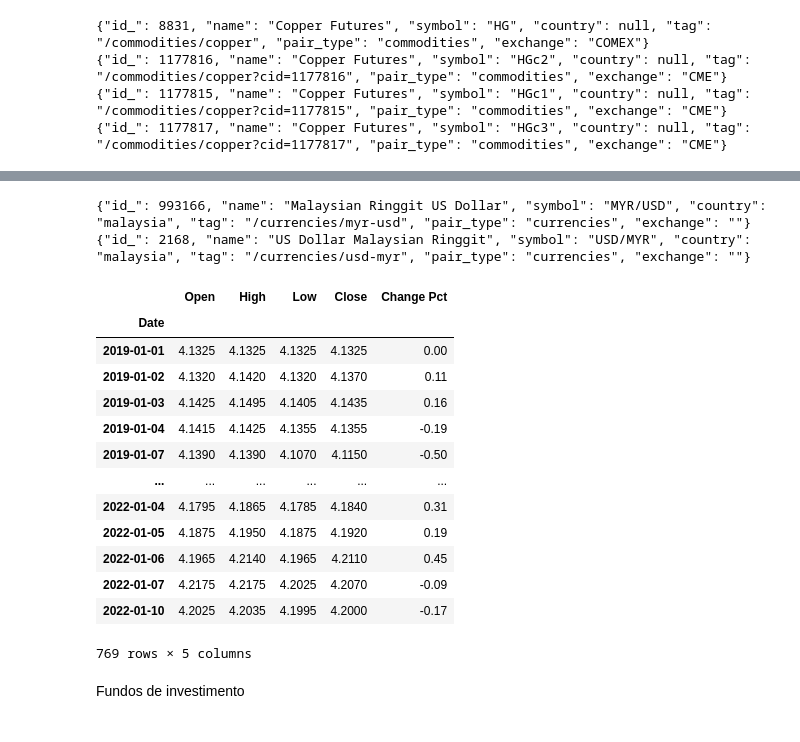
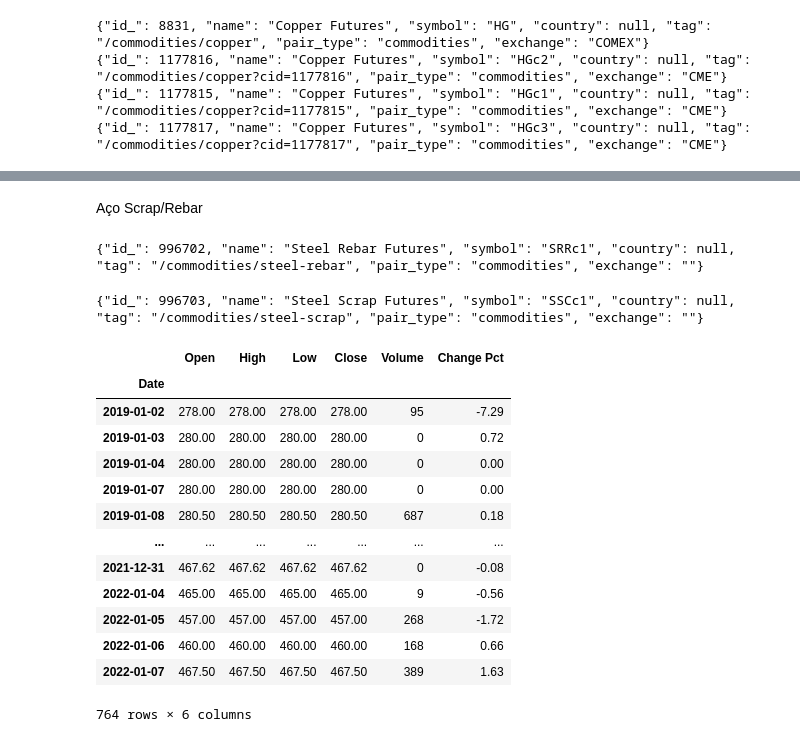
Before and after one commit to MatheusMDi/price, a Jupyter notebook: investpyDINIZ.ipynb, the cells around one changed output, grey strips where cells are left out. Cells and saved outputs as stored; diff of their text form; code cells hidden in the pictures.

```diff
--- a/investpyDINIZ.ipynb
+++ b/investpyDINIZ.ipynb
@@ -66,27 +105,32 @@ Moedas
+# %% [markdown]
+Aço Scrap/Rebar
 # %%
-MYR_USD_results = inv.search_quotes(text = 'MYR/USD', products=['currencies'], n_results=50)
-for MYR_USD_results in MYR_USD_results:
-  print(MYR_USD_results)
+steelRebar_results = inv.search_quotes(text = 'steel Rebar', products=['commodities'], n_results=50)
+for steelRebar_results in steelRebar_results:
+  print(steelRebar_results)
 # %% [output]
-{"id_": 993166, "name": "Malaysian Ringgit US Dollar", "symbol": "MYR/USD", "country": "malaysia", "tag": "/currencies/myr-usd", "pair_type": "currencies", "exchange": ""}
-{"id_": 2168, "name": "US Dollar Malaysian Ringgit", "symbol": "USD/MYR", "country": "malaysia", "tag": "/currencies/usd-myr", "pair_type": "currencies", "exchange": ""}
+{"id_": 996702, "name": "Steel Rebar Futures", "symbol": "SRRc1", "country": null, "tag": "/commodities/steel-rebar", "pair_type": "commodities", "exchange": ""}
+# %%
+steelScrap_results = inv.search_quotes(text = 'steel Scrap', products=['commodities'], n_results=50)
+for steelScrap_results in steelScrap_results:
+  print(steelScrap_results)
+# %% [output]
+{"id_": 996703, "name": "Steel Scrap Futures", "symbol": "SSCc1", "country": null, "tag": "/commodities/steel-scrap", "pair_type": "commodities", "exchange": ""}
 # %%
-malaysian_ringgit = MYR_USD_results.retrieve_historical_data(from_date='01/01/2019', to_date= data)
-malaysian_ringgit
+scrap = steelScrap_results.retrieve_historical_data(from_date='01/01/2019', to_date= data)
+scrap
 # %% [output]
-|  | Open | High | Low | Close | Change Pct |
-| Date |  |  |  |  |  |
-| 2019-01-01 | 4.1325 | 4.1325 | 4.1325 | 4.1325 | 0.00 |
-| 2019-01-02 | 4.1320 | 4.1420 | 4.1320 | 4.1370 | 0.11 |
-| 2019-01-03 | 4.1425 | 4.1495 | 4.1405 | 4.1435 | 0.16 |
-| 2019-01-04 | 4.1415 | 4.1425 | 4.1355 | 4.1355 | -0.19 |
-| 2019-01-07 | 4.1390 | 4.1390 | 4.1070 | 4.1150 | -0.50 |
-| ... | ... | ... | ... | ... | ... |
-| 2022-01-04 | 4.1795 | 4.1865 | 4.1785 | 4.1840 | 0.31 |
-| 2022-01-05 | 4.1875 | 4.1950 | 4.1875 | 4.1920 | 0.19 |
-| 2022-01-06 | 4.1965 | 4.2140 | 4.1965 | 4.2110 | 0.45 |
-| 2022-01-07 | 4.2175 | 4.2175 | 4.2025 | 4.2070 | -0.09 |
-| 2022-01-10 | 4.2025 | 4.2035 | 4.1995 | 4.2000 | -0.17 |
+|  | Open | High | Low | Close | Volume | Change Pct |
+| Date |  |  |  |  |  |  |
+| 2019-01-02 | 278.00 | 278.00 | 278.00 | 278.00 | 95 | -7.29 |
+| 2019-01-03 | 280.00 | 280.00 | 280.00 | 280.00 | 0 | 0.72 |
+| 2019-01-04 | 280.00 | 280.00 | 280.00 | 280.00 | 0 | 0.00 |
+| 2019-01-07 | 280.00 | 280.00 | 280.00 | 280.00 | 0 | 0.00 |
+| 2019-01-08 | 280.50 | 280.50 | 280.50 | 280.50 | 687 | 0.18 |
+| ... | ... | ... | ... | ... | ... | ... |
+| 2021-12-31 | 467.62 | 467.62 | 467.62 | 467.62 | 0 | -0.08 |
+| 2022-01-04 | 465.00 | 465.00 | 465.00 | 465.00 | 9 | -0.56 |
+| 2022-01-05 | 457.00 | 457.00 | 457.00 | 457.00 | 268 | -1.72 |
+| 2022-01-06 | 460.00 | 460.00 | 460.00 | 460.00 | 168 | 0.66 |
+| 2022-01-07 | 467.50 | 467.50 | 467.50 | 467.50 | 389 | 1.63 |
-769 rows × 5 columns
+764 rows × 6 columns
-# %% [markdown]
-Fundos de investimento
```
Also changed, not shown: parts of 17 cells of this notebook.
